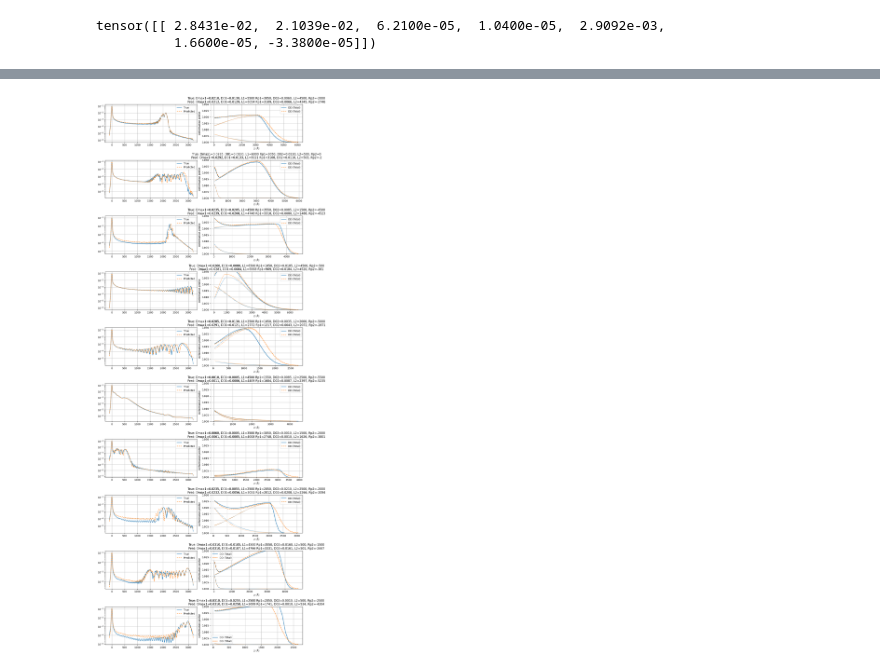
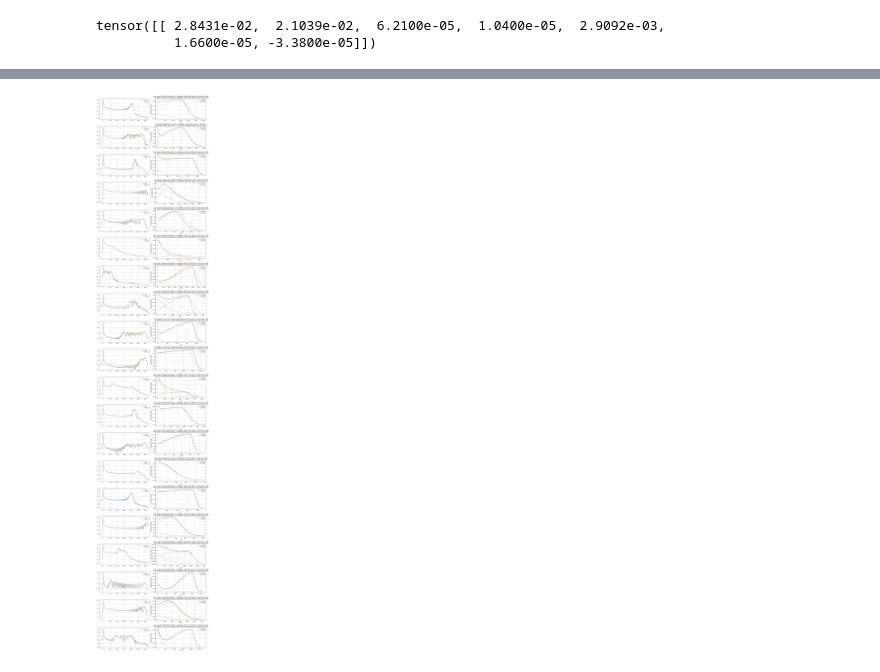
Before and after one commit to Vekeryk/master-xrd, a Jupyter notebook: j_ml.ipynb, the cells around one changed output, grey strips where cells are left out. Drawn from its saved outputs; the diff is of its cells as text; code cells hidden in the pictures.

```diff
--- a/j_ml.ipynb
+++ b/j_ml.ipynb
@@ -178,6 +178,17 @@ true_pred_pairs = [
   ([0.031000, 0.010500, 4.500e-05, 3.550e-05, 0.016000, 5.000e-06, -1.500e-05], [0.030986, 0.010657, 4.766e-05, 3.331e-05, 0.016080, 5.009e-06, -2.447e-05]),
   ([0.031000, 0.025500, 2.500e-05, 2.050e-05, 0.001000, 5.000e-06, -2.500e-05], [0.030999, 0.025773, 2.699e-05, 1.741e-05, 0.001005, 5.338e-06, -4.204e-05]),
 
+    ([0.006000, 0.003000, 5.500e-05, 3.550e-05, 0.021000, 5.000e-05, -5.500e-05], [0.005629, 0.003031, 6.303e-05, 3.532e-05, 0.020664, 4.517e-05, -5.614e-05]),
+  ([0.023500, 0.020500, 7.000e-05, 3.550e-05, 0.006000, 1.000e-05, -6.000e-05], [0.022611, 0.020035, 6.973e-05, 3.465e-05, 0.006063, 9.353e-06, -4.772e-05]),
+  ([0.031000, 0.013000, 2.500e-05, 2.050e-05, 0.001000, 2.000e-05, -2.000e-05], [0.031000, 0.013334, 2.904e-05, 1.898e-05, 0.001001, 2.135e-05, -2.912e-05]),
+  ([0.026000, 0.020500, 2.500e-05, 5.000e-07, 0.001000, 1.000e-05, -3.500e-05], [0.026974, 0.015934, 2.494e-05, 5.002e-07, 0.001015, 7.383e-06, -3.726e-05]),
+  ([0.021000, 0.018000, 4.500e-05, 3.550e-05, 0.001000, 1.500e-05, -4.000e-05], [0.021448, 0.017218, 4.734e-05, 3.306e-05, 0.001061, 1.748e-05, -5.599e-05]),
+  ([0.031000, 0.023000, 5.000e-05, 1.550e-05, 0.006000, 3.000e-05, -3.000e-05], [0.030740, 0.021397, 5.078e-05, 1.553e-05, 0.006662, 2.957e-05, -3.540e-05]),
+  ([0.011000, 0.008000, 7.000e-05, 4.550e-05, 0.008500, 4.500e-05, -1.000e-05], [0.011441, 0.009647, 6.997e-05, 4.548e-05, 0.007567, 4.655e-05, -1.187e-05]),
+  ([0.031000, 0.000500, 5.000e-05, 4.050e-05, 0.013500, 2.000e-05, -2.500e-05], [0.030989, 0.000500, 5.392e-05, 3.782e-05, 0.013172, 2.002e-05, -2.526e-05]),
+  ([0.028500, 0.018000, 6.000e-05, 1.550e-05, 0.006000, 4.500e-05, -6.000e-05], [0.027578, 0.016509, 6.291e-05, 1.570e-05, 0.007250, 4.509e-05, -4.836e-05]),
+  ([0.021000, 0.003000, 2.500e-05, 2.050e-05, 0.023500, 1.000e-05, -5.500e-05], [0.021098, 0.002659, 2.772e-05, 1.797e-05, 0.023067, 9.138e-06, -5.121e-05]),
+
 ]
 
 def plot_profils(ax, profile, color, linestyle, pred=False):
@@ -193,7 +204,7 @@ def plot_profils(ax, profile, color, linestyle, pred=False):
     ax.set_ylabel('Deformation profile')
     # ax.set_title('Deformation Profile Components')
 
-fig, axes = plt.subplots(len(true_pred_pairs), 2, figsize=(12, 32))
+fig, axes = plt.subplots(len(true_pred_pairs), 2, figsize=(16, len(true_pred_pairs) * 4))
 plt.subplots_adjust(hspace=0.6)  # add vertical space between rows
 
 for i, (true_params, pred_params) in enumerate(true_pred_pairs):
@@ -216,7 +227,7 @@ for i, (true_params, pred_params) in enumerate(true_pred_pairs):
     axes[i, 0].plot(curve.X_DeltaTeta, curve.Y_R_vseZ, label="Predicted", linestyle='dashed')
     axes[i, 1].set_title(f"True: {h.fparam(arr=true_params)}\nPred: {h.fparam(arr=pred_params)}")
     axes[i, 1].grid(True)
-    axes[i, 1].set_ylim(0, 0.03)
+    # axes[i, 1].set_ylim(0, 0.03)
     axes[i, 1].legend()
     axes[i, 0].legend()
 
@@ -237 +258 @@ True params: [0.031, 0.0255, 2.5e-05, 2.05e-05, 0.001, 5e-06, -2.5e-05], Pred pa
-[figure, old version]
+[figure, new version]
```
Also changed, not shown: parts of 2 cells of this notebook, 16 other files.
